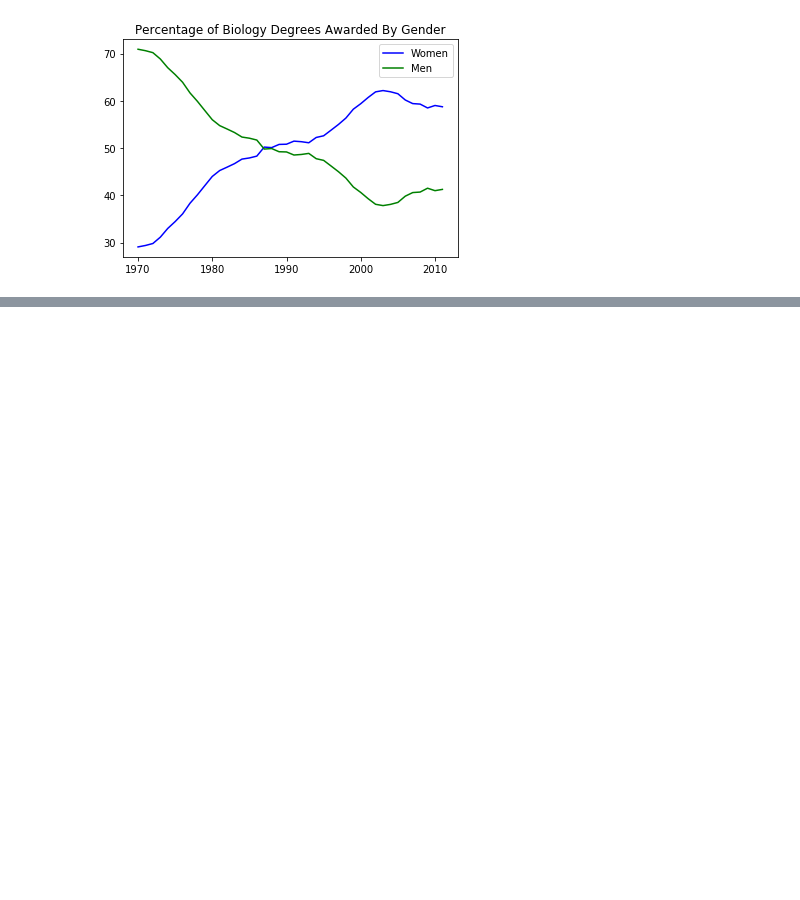
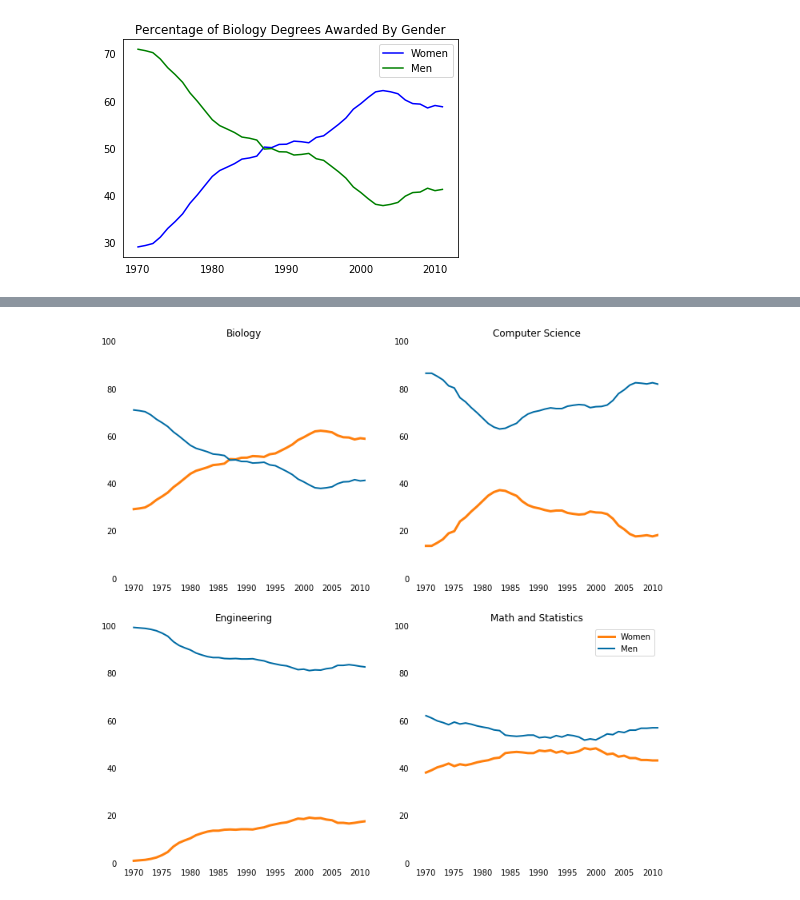
Before and after one commit to mingyyy/dataquest_projects, a Jupyter notebook: DQ_STEM_Gender.ipynb, the cells around one changed output, grey strips where cells are left out. Saved outputs shown, nothing was run; the diff lists cells and outputs as text; code cells hidden in the pictures; blank space fills up the shorter version.

```diff
--- a/DQ_STEM_Gender.ipynb
+++ b/DQ_STEM_Gender.ipynb
@@ -6,2 +10,6 @@ import numpy as np
+# %%
+cb_dark_blue = (0/255,107/255,164/255)
+cb_orange = (255/255,128/255,14/255)
+cb_lightgrey = (171/255, 171/255, 171/255)
 # %%
 women_degrees = pd.read_csv('percent-bachelors-degrees-women-usa.csv')
@@ -19,0 +46,21 @@ plt.show()
+# %%
+major_cats = ['Biology', 'Computer Science', 'Engineering', 'Math and Statistics']
+fig = plt.figure(figsize=(12, 12))
+
+for sp in range(0,4):
+    ax = fig.add_subplot(2,2,sp+1)
+    ax.plot(women_degrees['Year'], women_degrees[major_cats[sp]], c=cb_orange, label='Women', linewidth=3)
+    ax.plot(women_degrees['Year'], 100-women_degrees[major_cats[sp]], c=cb_dark_blue, label='Men', linewidth=2)
+    # Add your code here.
+    ax.set_xlim(1968,2011)
+    ax.set_ylim(0,100)
+    ax.tick_params(bottom=False, top=False, left=False, right=False)
+    for spine in ax.spines.values():
+        spine.set_visible(False)
+    ax.set_title(major_cats[sp])
+
+# Calling pyplot.legend() here will add the legend to the last subplot that was created.
+plt.legend(loc='upper right')
+plt.show()
+# %% [output]
+[figure, added]
```
Also changed, not shown: parts of 7 cells of this notebook.
